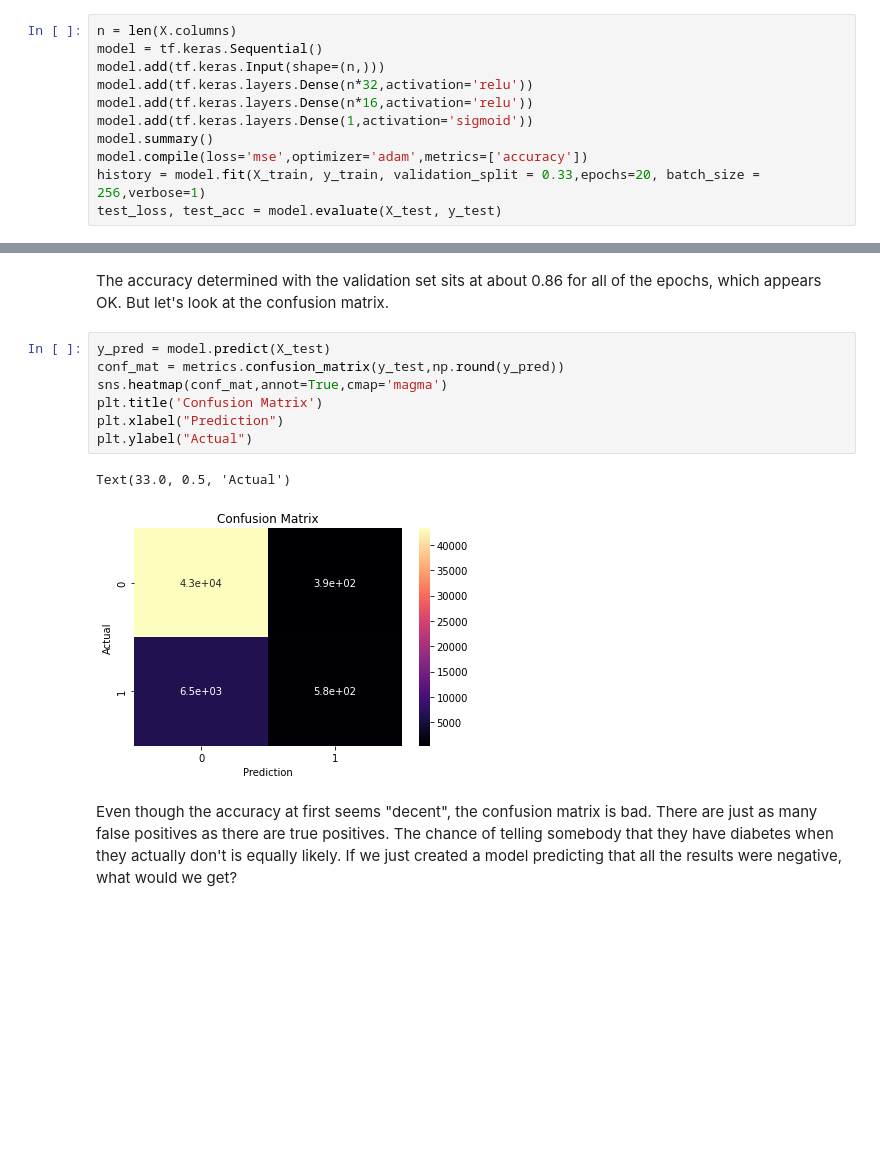
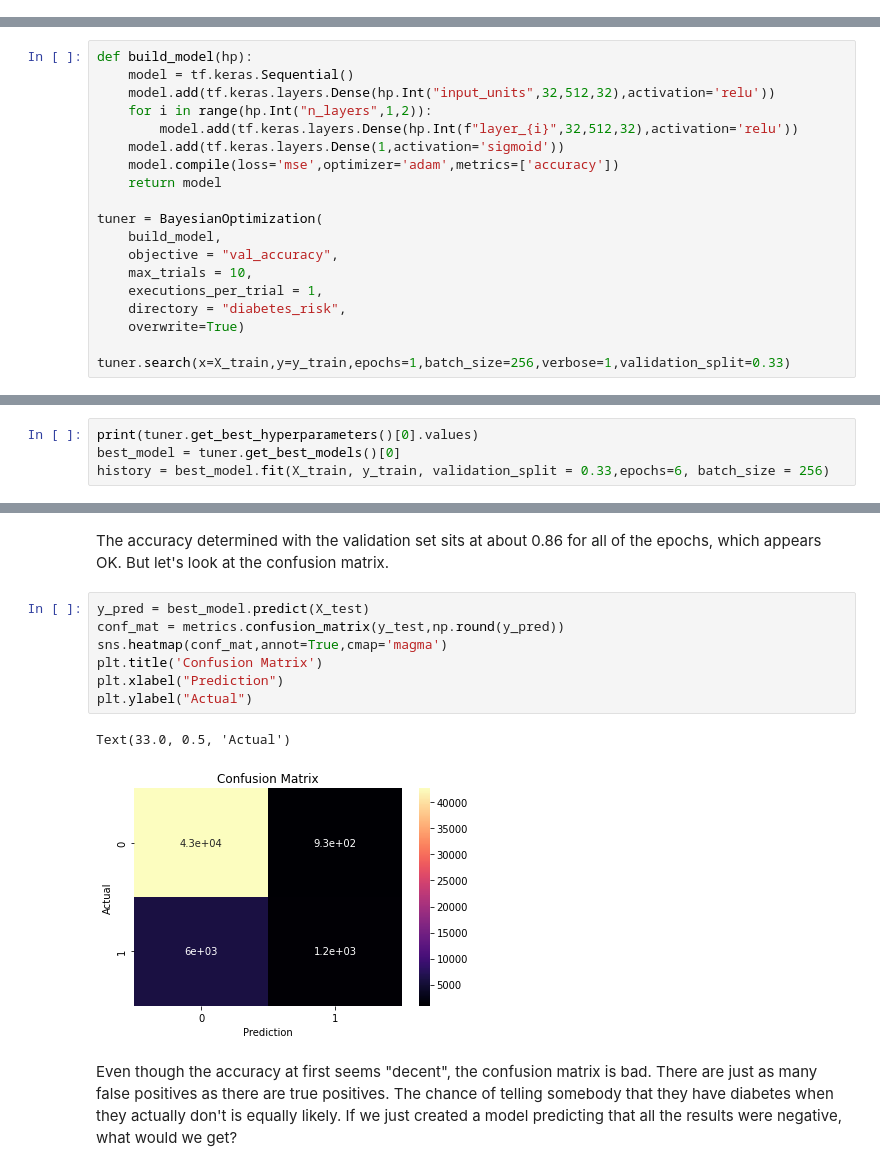
Before and after one commit to dhart31/scikit-learn_projects, a Jupyter notebook: predicting_diabetes_risk.ipynb, the cells around one changed output, grey strips where cells are left out. Cells and saved outputs as stored; diff of their text form; blank space fills up the shorter version.

```diff
--- a/predicting_diabetes_risk.ipynb
+++ b/predicting_diabetes_risk.ipynb
@@ -44,14 +49,3 @@ X_sc = MinMaxScaler().fit_transform(X)
 y = data['Diabetes_binary']
 
 X_train, X_test, y_train, y_test = train_test_split(X_sc, y, test_size=0.20, random_state=123)
-# %%
-n = len(X.columns)
-model = tf.keras.Sequential()
-model.add(tf.keras.Input(shape=(n,)))
-model.add(tf.keras.layers.Dense(n*32,activation='relu'))
-model.add(tf.keras.layers.Dense(n*16,activation='relu'))
-model.add(tf.keras.layers.Dense(1,activation='sigmoid'))
-model.summary()
-model.compile(loss='mse',optimizer='adam',metrics=['accuracy'])
-history = model.fit(X_train, y_train, validation_split = 0.33,epochs=20, batch_size = 256,verbose=1)
-test_loss, test_acc = model.evaluate(X_test, y_test)
@@ -75,0 +52,19 @@ Epoch 20/20
+# %%
+def build_model(hp):
+    model = tf.keras.Sequential()
+    model.add(tf.keras.layers.Dense(hp.Int("input_units",32,512,32),activation='relu'))
+    for i in range(hp.Int("n_layers",1,2)):
+        model.add(tf.keras.layers.Dense(hp.Int(f"layer_{i}",32,512,32),activation='relu'))
+    model.add(tf.keras.layers.Dense(1,activation='sigmoid'))
+    model.compile(loss='mse',optimizer='adam',metrics=['accuracy'])
+    return model
+
+tuner = BayesianOptimization(
+    build_model,
+    objective = "val_accuracy",
+    max_trials = 10,
+    executions_per_trial = 1,
+    directory = "diabetes_risk",
+    overwrite=True)
+
+tuner.search(x=X_train,y=y_train,epochs=1,batch_size=256,verbose=1,validation_split=0.33)
@@ -75,0 +78,4 @@ Epoch 20/20
+# %%
+print(tuner.get_best_hyperparameters()[0].values)
+best_model = tuner.get_best_models()[0]
+history = best_model.fit(X_train, y_train, validation_split = 0.33,epochs=6, batch_size = 256)
@@ -90,15 +110,15 @@ Text(0.5, 0, 'Epochs')
 # %% [markdown]
 The accuracy determined with the validation set sits at about 0.86 for all of the epochs, which appears OK. But let's look at the confusion matrix.
 # %%
-y_pred = model.predict(X_test)
+y_pred = best_model.predict(X_test)
 conf_mat = metrics.confusion_matrix(y_test,np.round(y_pred))
 sns.heatmap(conf_mat,annot=True,cmap='magma')
 plt.title('Confusion Matrix')
 plt.xlabel("Prediction")
 plt.ylabel("Actual")
 # %% [output]
 Text(33.0, 0.5, 'Actual')
-[figure, old version]
+[figure, new version]
 # %% [markdown]
 Even though the accuracy at first seems "decent", the confusion matrix is bad. There are just as many false positives as there are true positives. The chance of telling somebody that they have diabetes when they actually don't is equally likely. If we just created a model predicting that all the results were negative, what would we get?
 # %%
```
Also changed, not shown: parts of 25 cells of this notebook, 1 other file.
